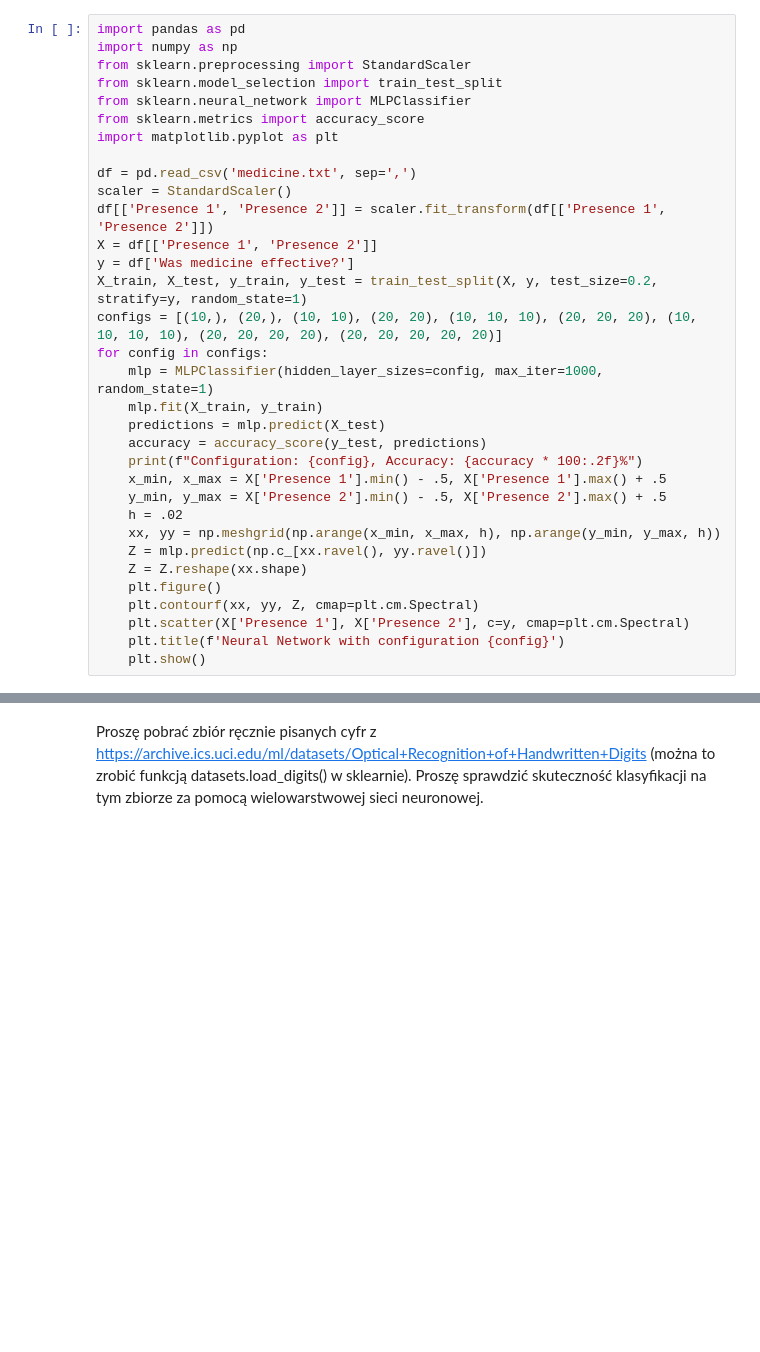
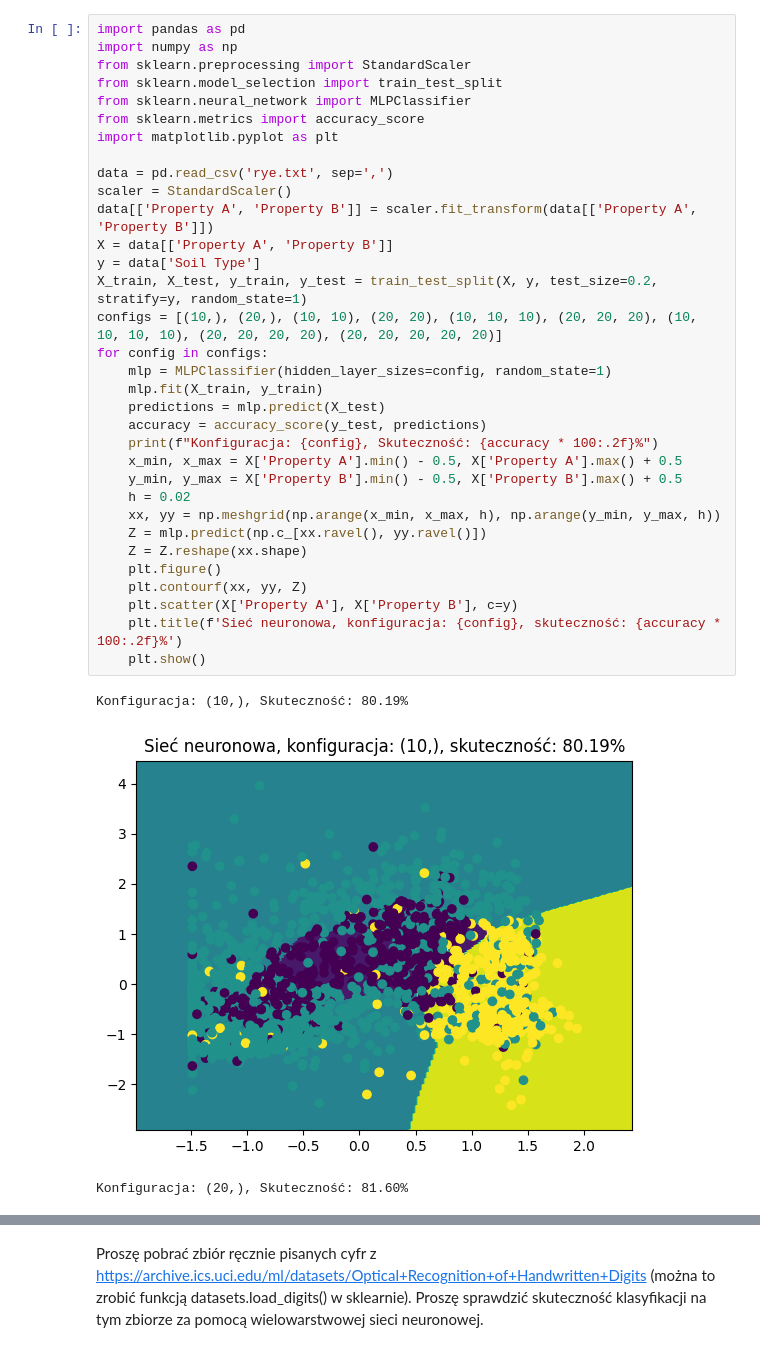
Before and after one commit to AleksanderSieklinski/Computational-Intelligence-Methods, a Jupyter notebook: lab03/lab03.ipynb, the cells around one changed output, grey strips where cells are left out. Cells and saved outputs as stored; diff of their text form; blank space fills up the shorter version.

```diff
--- a/lab03/lab03.ipynb
+++ b/lab03/lab03.ipynb
@@ -3,33 +3,37 @@ Proszę pobrać plik medicine.txt, zawierający wyniki analizy nowego leku. W dw
 # %%
 import pandas as pd
 import numpy as np
 from sklearn.preprocessing import StandardScaler
 from sklearn.model_selection import train_test_split
 from sklearn.neural_network import MLPClassifier
 from sklearn.metrics import accuracy_score
 import matplotlib.pyplot as plt
 
-df = pd.read_csv('medicine.txt', sep=',')
+data = pd.read_csv('rye.txt', sep=',')
 scaler = StandardScaler()
-df[['Presence 1', 'Presence 2']] = scaler.fit_transform(df[['Presence 1', 'Presence 2']])
-X = df[['Presence 1', 'Presence 2']]
-y = df['Was medicine effective?']
+data[['Property A', 'Property B']] = scaler.fit_transform(data[['Property A', 'Property B']])
+X = data[['Property A', 'Property B']]
+y = data['Soil Type']
 X_train, X_test, y_train, y_test = train_test_split(X, y, test_size=0.2, stratify=y, random_state=1)
 configs = [(10,), (20,), (10, 10), (20, 20), (10, 10, 10), (20, 20, 20), (10, 10, 10, 10), (20, 20, 20, 20), (20, 20, 20, 20, 20)]
 for config in configs:
-    mlp = MLPClassifier(hidden_layer_sizes=config, max_iter=1000, random_state=1)
+    mlp = MLPClassifier(hidden_layer_sizes=config, random_state=1)
     mlp.fit(X_train, y_train)
     predictions = mlp.predict(X_test)
     accuracy = accuracy_score(y_test, predictions)
-    print(f"Configuration: {config}, Accuracy: {accuracy * 100:.2f}%")
-    x_min, x_max = X['Presence 1'].min() - .5, X['Presence 1'].max() + .5
-    y_min, y_max = X['Presence 2'].min() - .5, X['Presence 2'].max() + .5
-    h = .02
+    print(f"Konfiguracja: {config}, Skuteczność: {accuracy * 100:.2f}%")
+    x_min, x_max = X['Property A'].min() - 0.5, X['Property A'].max() + 0.5
+    y_min, y_max = X['Property B'].min() - 0.5, X['Property B'].max() + 0.5
+    h = 0.02
     xx, yy = np.meshgrid(np.arange(x_min, x_max, h), np.arange(y_min, y_max, h))
     Z = mlp.predict(np.c_[xx.ravel(), yy.ravel()])
     Z = Z.reshape(xx.shape)
     plt.figure()
-    plt.contourf(xx, yy, Z, cmap=plt.cm.Spectral)
-    plt.scatter(X['Presence 1'], X['Presence 2'], c=y, cmap=plt.cm.Spectral)
-    plt.title(f'Neural Network with configuration {config}')
+    plt.contourf(xx, yy, Z)
+    plt.scatter(X['Property A'], X['Property B'], c=y)
+    plt.title(f'Sieć neuronowa, konfiguracja: {config}, skuteczność: {accuracy * 100:.2f}%')
     plt.show()
+# %% [output]
+Konfiguracja: (10,), Skuteczność: 80.19%
+[figure, added]
+Konfiguracja: (20,), Skuteczność: 81.60%
```
Also changed, not shown: parts of 10 cells of this notebook, 2 other files.
